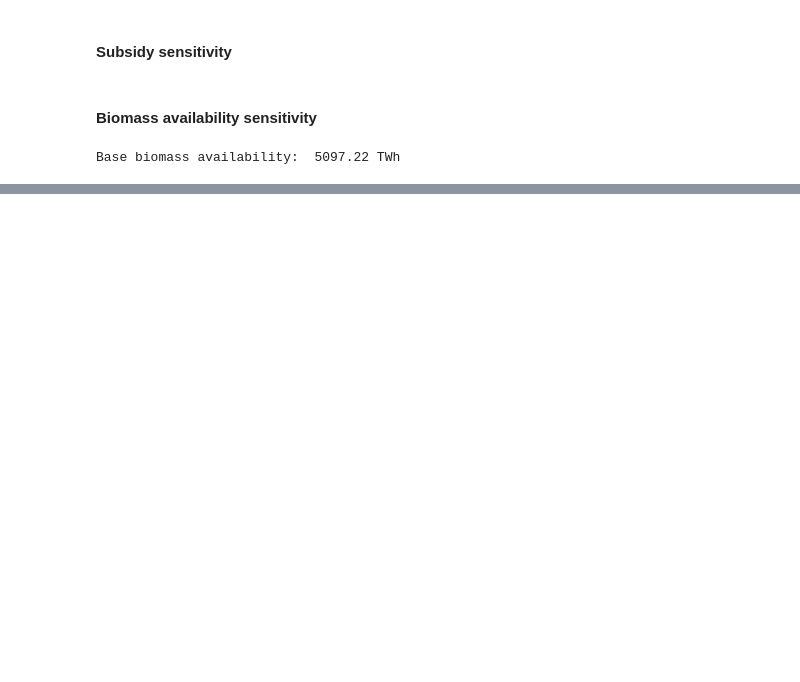
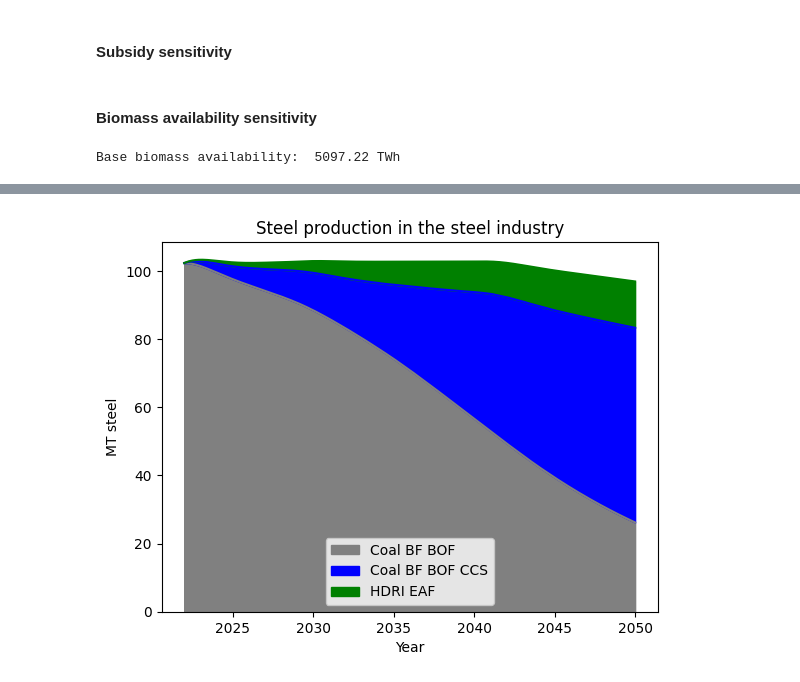
Before and after one commit to FrederikFertin/h2_system_dynamics, a Jupyter notebook: simulations.ipynb, the cells around one changed output, grey strips where cells are left out. Saved outputs shown, nothing was run; the diff lists cells and outputs as text; code cells hidden in the pictures; blank space fills up the shorter version.

```diff
--- a/simulations.ipynb
+++ b/simulations.ipynb
@@ -430,0 +455,29 @@ Base biomass availability:  5097.22 TWh
+# %%
+tech_cost_modules = ["domestic_aviation_propulsion_costs",
+                     "fossil_fuels_production",
+                     "methanol_and_biogas_production",
+                     "renewable_kerosene_and_naphtha_production",
+                     "road_transport_costs",
+                     "steel_production",
+                     "shipping_costs",
+                     "ammonia_production",
+                     ]
+general_modules = ["financial_resources_and_hyperparameters",
+                   "adoption_categories",
+                   "hydrogen_production",
+                   "carbon_capture_and_storage",
+                   ]
+# %%
+# Load exogenous hydrogen demands
+df = pd.read_csv("results\\total_green_hydrogen_demand.csv")
+df.columns = ["year", "total_green_hydrogen_demand"]
+exog_h2_tot_demands = pd.Series(index=df["year"].values.astype(float), data=df["total_green_hydrogen_demand"].values, dtype=float)
+# %%
+# Select the steel submodel
+#model.reload() # Reload the model to reset the changes made to the model (if inplace=True has been used earlier)
+steel_submodel = model.select_submodel(modules=["iron_and_steel", "steel_production"]+general_modules,
+                                       vars=["steel_subsidy_ytd"],
+                                       exogenous_components={
+                                            "total_subsidies_ytd": 0,
+                                            "total_green_hydrogen_demand": exog_h2_tot_demands},
+                                       inplace=False)
@@ -430,0 +487,2 @@ Base biomass availability:  5097.22 TWh
+# %%
+steel_submodel.run()
@@ -430,0 +504,13 @@ Base biomass availability:  5097.22 TWh
+# %%
+sub_run = steel_submodel.run(return_columns=steel_sector)
+
+# Create a stacked area plot for the energy consumption from Coal BF BOF, Coal BF BOF CCS, HDRI EAF
+fig, ax = plt.subplots()
+df = sub_run[["Coal BF BOF", "Coal BF BOF CCS", "HDRI EAF"]]
+df.index = run.index
+df.plot.area(ax=ax, title="Steel production in the steel industry", color=["gray", "blue", "green"])
+ax.set_xlabel("Year")
+ax.set_ylabel("MT steel")
+plt.show()
+# %% [output]
+[figure, added]
```
Also changed, not shown: parts of 11 cells of this notebook, 14 other files.
